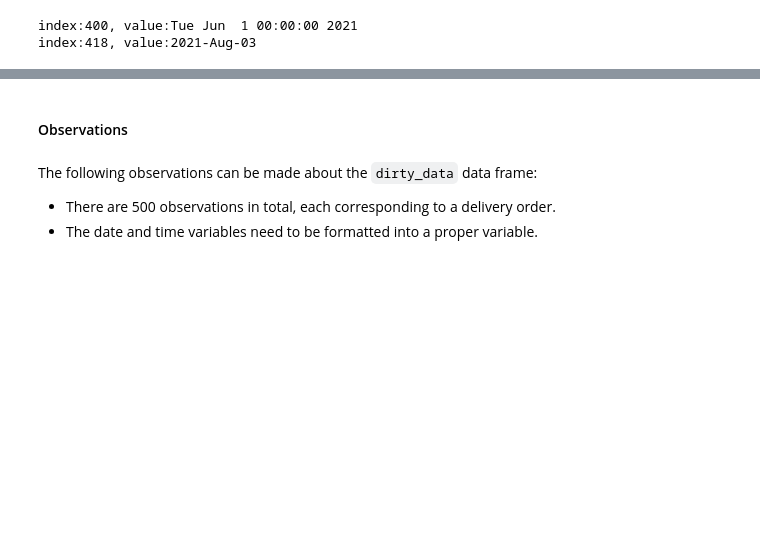
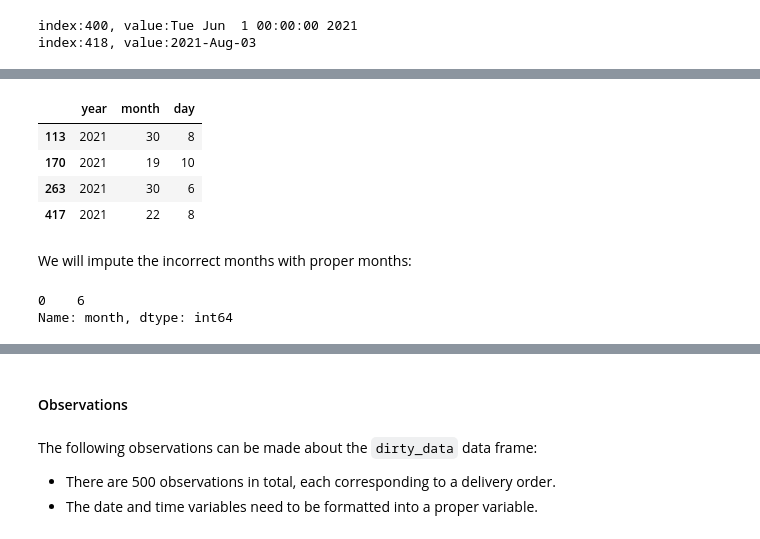
Before and after one commit to pampagrimaldi/FIT5196-A2, a Jupyter notebook: A2_32980523.ipynb, the cells around one changed output, grey strips where cells are left out. Cells and saved outputs as stored; diff of their text form; code cells hidden in the pictures; blank space fills up the shorter version.

Commit message:
completed fixing dates

```diff
--- a/A2_32980523.ipynb
+++ b/A2_32980523.ipynb
@@ -302,3 +297,30 @@ for each in dirty_data['date']:
 # %% [output]
 index:400, value:Tue Jun  1 00:00:00 2021
 index:418, value:2021-Aug-03
+# %%
+# changing formats
+# observation 400
+dirty_data.at[400,'date'] = "2021-06-01"
+# observation 418
+dirty_data.at[418,'date'] = "2021-08-03"
+# %%
+# re-run date concat
+#re run date concat
+years = ([itm[0][0] for itm in
+          dirty_data['date'].str.findall('(\d{4})-(\d{2})-(\d{2})')
+          if len(itm)>0])
+years = pd.Series(years).apply(pd.to_numeric)
+#months
+months = ([itm[0][1] for itm in
+           dirty_data['date'].str.findall('(\d{4})-(\d{2})-(\d{2})')
+           if len(itm)>0])
+months = pd.Series(months).apply(pd.to_numeric)
+#days
+days = ([itm[0][2] for itm in
+         dirty_data['date'].str.findall('(\d{4})-(\d{2})-(\d{2})')
+         if len(itm)>0])
+days = pd.Series(days).apply(pd.to_numeric)
+# concatenate series
+date_concat = pd.concat([years,months,days], axis=1)
+# assign names
+date_concat.columns=['year','month','day']
@@ -304,0 +340,17 @@ index:418, value:2021-Aug-03
+# %%
+#check rows were the month is larger than 12.
+date_concat[date_concat['month'] > 12]
+# %% [output]
+|  | year | month | day |
+| 113 | 2021 | 30 | 8 |
+| 170 | 2021 | 19 | 10 |
+| 263 | 2021 | 30 | 6 |
+| 417 | 2021 | 22 | 8 |
+# %% [markdown]
+We will impute the incorrect months with proper months:
+# %%
+# most common month
+date_concat['month'].mode()
+# %% [output]
+0    6
+Name: month, dtype: int64
```
Also changed, not shown: parts of 10 cells of this notebook, 1 other file.
